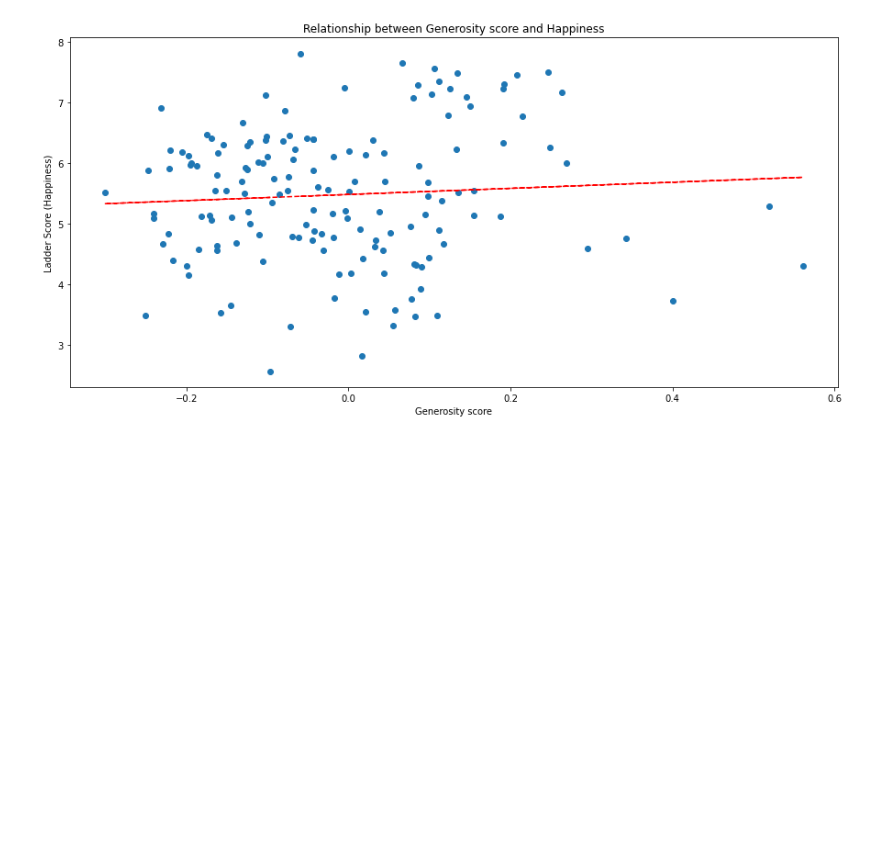
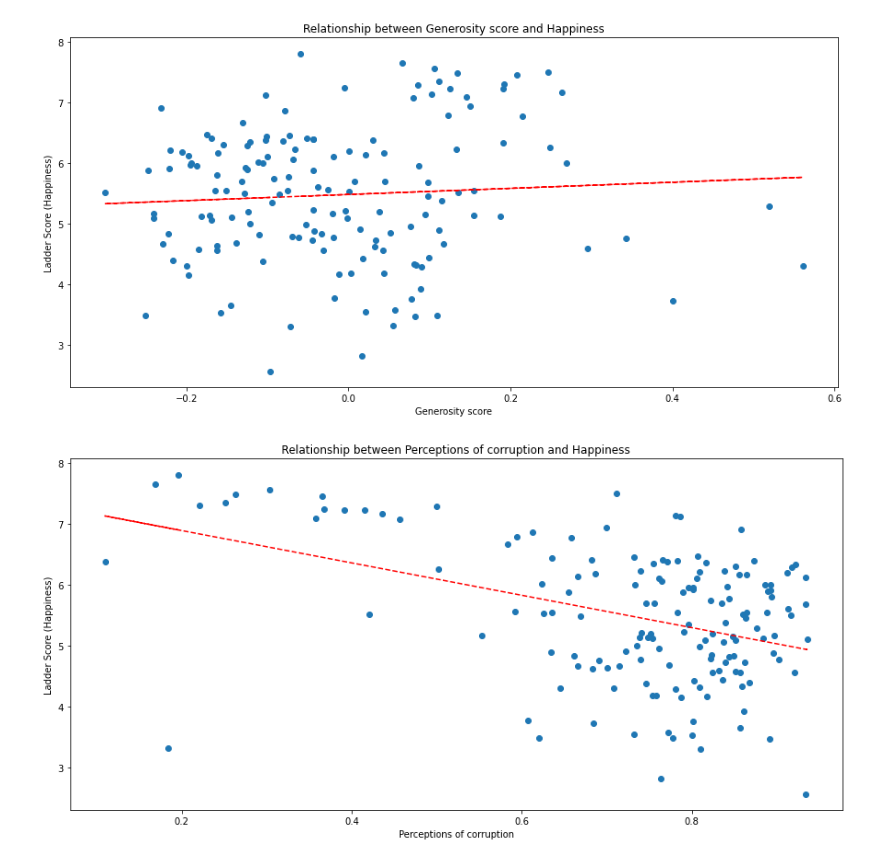
Before and after one commit to gianmillare/Living-in-Happiness, a Jupyter notebook: project.ipynb, the cells around one changed output. Cells and saved outputs as stored; diff of their text form; code cells hidden in the pictures; blank space fills up the shorter version.

Commit message:
completed scatter for ladder score and perceptions of corruption

```diff
--- a/project.ipynb
+++ b/project.ipynb
@@ -399,0 +398,21 @@ plt.show()
+# %%
+# Ladder Score and corruption
+ladderrel = whr['Ladder score']
+corrrel = whr['Perceptions of corruption']
+
+# plot
+fig, ax = plt.subplots(figsize=(15,7))
+plt.scatter(corrrel, ladderrel)
+
+ax.set_title("Relationship between Perceptions of corruption and Happiness")
+ax.set_xlabel("Perceptions of corruption")
+ax.set_ylabel("Ladder Score (Happiness)")
+
+# trendline
+z = np.polyfit(corrrel, ladderrel, 1)
+p = np.poly1d(z)
+plt.plot(corrrel, p(corrrel), "r--")
+
+plt.show()
+# %% [output]
+[figure, added]
```
Also changed, not shown: parts of 1 cell of this notebook.
